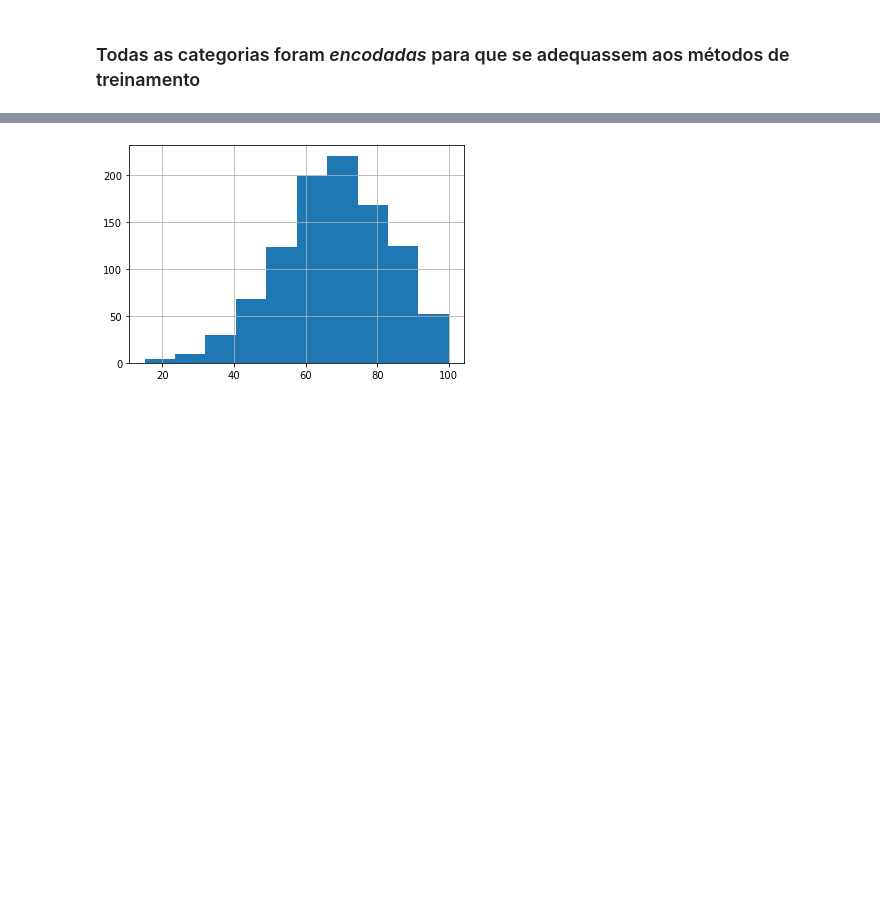
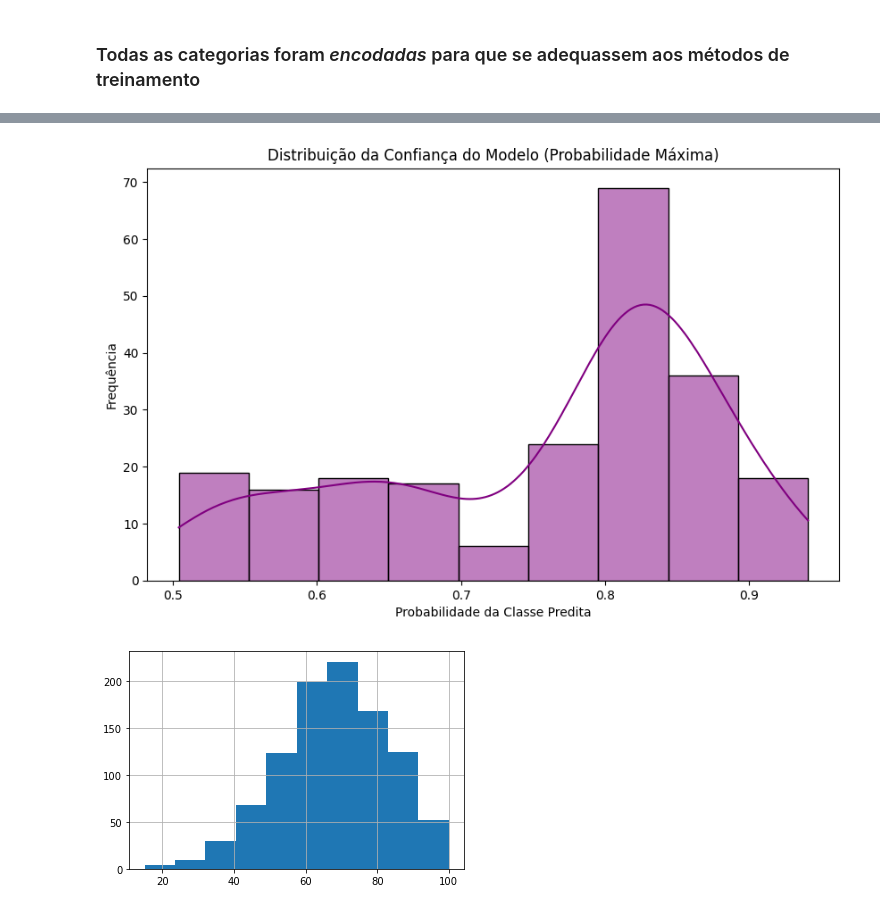
Before and after one commit to gabsalles/tpot_examspred, a Jupyter notebook: Teste TPOT Exams.ipynb, the cells around one changed output, grey strips where cells are left out. Cells and saved outputs as stored; diff of their text form; code cells hidden in the pictures; blank space fills up the shorter version.

```diff
--- a/Teste TPOT Exams.ipynb
+++ b/Teste TPOT Exams.ipynb
@@ -96 +628,18 @@ print(X.shape, y.shape)
+# %%
+import seaborn as sns
+
+# Pega as probabilidades de cada classe
+y_prob = predictor.predict_proba(test_data)
+
+# Vamos ver a distribuição da probabilidade da classe que o modelo escolheu
+confianca_maxima = y_prob.max(axis=1)
+
+plt.figure(figsize=(10, 6))
+sns.histplot(confianca_maxima, kde=True, color="purple")
+plt.title("Distribuição da Confiança do Modelo (Probabilidade Máxima)")
+plt.xlabel("Probabilidade da Classe Predita")
+plt.ylabel("Frequência")
+plt.show()
+# %% [output]
+[figure, added]
 # %%
```
Also changed, not shown: parts of 33 cells of this notebook, 16 other files.
